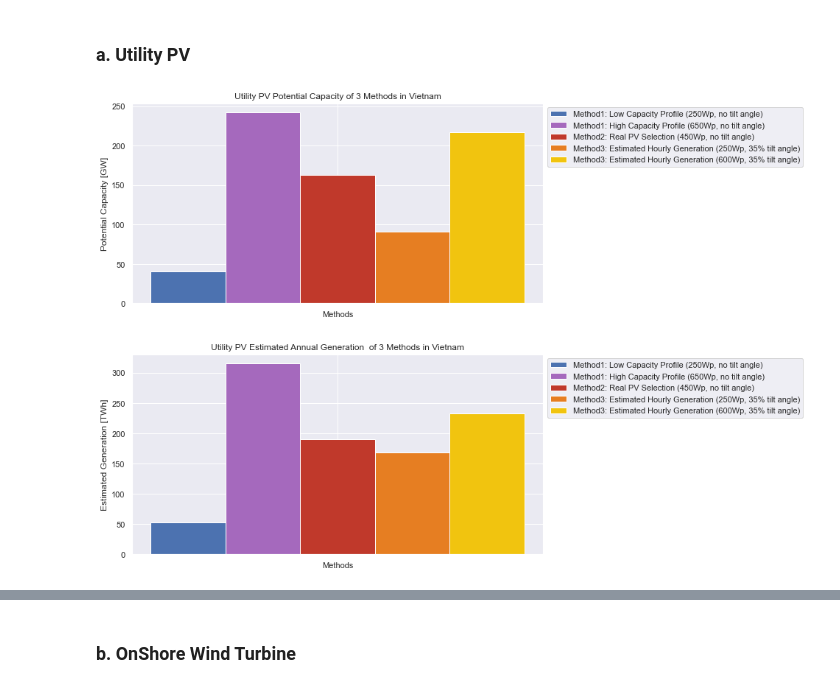
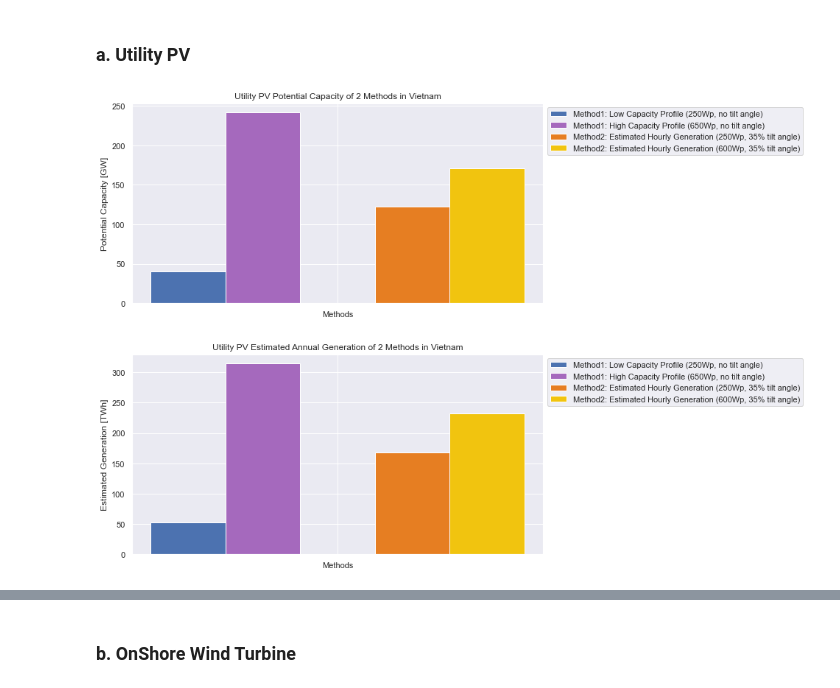
Before and after one commit to agoenergy/Assessment-of-Renewable-Energy-Potentials-based-on-Land-Availability, a Jupyter notebook: 03_capacity_generation_analysis.ipynb, the cells around one changed output, grey strips where cells are left out. Drawn from its saved outputs; the diff is of its cells as text; code cells hidden in the pictures.

```diff
--- a/03_capacity_generation_analysis.ipynb
+++ b/03_capacity_generation_analysis.ipynb
@@ -752,6 +370,0 @@ pv_2_gen_df.to_csv(r'Vietnam/03_output_stage3/03_vn_annual_hourly_pv_generation_
-# %%
-sns.set(rc={'figure.figsize':(50,10)})
-sns.lineplot(x="time", y="hourly_wind_generation[TWh]", data=wind_2_df)
-plt.title('Annual Estimated Hourly Wind Generation in Vietnam (Wind Turbine 5MW)')
-plt.savefig(r'Vietnam/03_output_stage3/03_vn_annual_hourly_wind_generation_wind_turbine_5mw_method2.tiff', dpi=300)
-plt.show()
@@ -760,6 +370,0 @@ plt.show()
-# %%
-sns.set(rc={'figure.figsize':(50,10)})
-sns.lineplot(x="time", y="annual_pv_generation[TWh]", data=pv_2_gen_df)
-plt.title('2020 Annual hourly average pv generation in Vietnam (PV Panel 450W)')
-plt.savefig(r'Vietnam/03_output_stage3/03_vn_annual_hourly_pv_generation_pv_panel_450w_method2.tiff', dpi=300)
-plt.show()
@@ -980,15 +485,11 @@ Efficiency: 17.2 % <br>
 Size: 1650 x 992 x 40 mm<br>
 # %%
 # PV assumption
-# dimension: 2172x1303x35 mm/ 1650x992x40mm
-dim_p6_3 = 2172*1303
-dim_p25_3 = 1650*992
-# rated power 600Wp / 250Wp
-pv_p6_3 = 600
-pv_p25_3 = 250
-# efficiency factor of the PV modules: 21.2 (%) / 17.2 (%)
-pv_ef6_3 = 0.212
-pv_ef25_3 = 0.172
-# total amount of pv that can be installed on available land
-pv_amount6_3 = land_sum*pv_sh / (dim_p6_3/10**12)
-pv_amount25_3 = land_sum*pv_sh / (dim_p25_3/10**12)
+dim_p6_2 = 2172*1303 # dimension: 2172x1303x35 mm/ 1650x992x40mm
+dim_p25_2 = 1650*992
+pv_p6_2 = 600 # rated power 600Wp / 250Wp
+pv_p25_2 = 250
+pv_ef6_2 = 0.212 # efficiency factor of the PV modules: 21.2 (%) / 17.2 (%)
+pv_ef25_2 = 0.172
+pv_amount6_2 = land_sum*pv_sh / (dim_p6_2/10**12) # total amount of pv that can be installed on available land
+pv_amount25_2 = land_sum*pv_sh / (dim_p25_2/10**12)
@@ -1051,26 +541,22 @@ pv_250w_new_df.to_csv(r'Vietnam/03_output_stage3/03_vn_annual_hourly_pv_generati
 # %%
 # Potential Capacity
 method_arr = ['Methods']
 y_pos = np.arange(1)
-#method1_arr = [pv_pc_lc, wt_pc_hc]
-#method2_arr = [pv_pc_lc, pv_pc_hc]
-#method3_arr = [pv_pc_lc, pv_pc_hc]
 bar_width = 0.35
 
 sns.set(rc={'figure.figsize':(10,5)})
 m1_pvlc_rects = plt.bar(y_pos - 0.4, pv_pc_lc, width= 0.2,  color='b', label='Method1: Low Capacity Profile (250Wp, no tilt angle)')
 m1_pvhc_rects = plt.bar(y_pos - 0.2, pv_pc_hc, width=0.2,  color='#A569BD', label='Method1: High Capacity Profile (650Wp, no tilt angle)')
-m2_pv_rects = plt.bar(y_pos, pv_2_cp, width= 0.2,  color='#C0392B', label='Method2: Real PV Selection (450Wp, no tilt angle)')
-m3_pv25_rects = plt.bar(y_pos + 0.2, pv_3_cp25, width=0.2,  color='#E67E22', label='Method3: Estimated Hourly Generation (250Wp, 35% tilt angle)')
-m3_pv6_rects = plt.bar(y_pos + 0.4, pv_3_cp6, width=0.2,  color='#F1C40F', label='Method3: Estimated Hourly Generation (600Wp, 35% tilt angle)')
+m2_pv25_rects = plt.bar(y_pos + 0.2, pv_2_cp25, width=0.2,  color='#E67E22', label='Method2: Estimated Hourly Generation (250Wp, 35% tilt angle)')
+m2_pv6_rects = plt.bar(y_pos + 0.4, pv_2_cp6, width=0.2,  color='#F1C40F', label='Method2: Estimated Hourly Generation (600Wp, 35% tilt angle)')
 plt.xticks(y_pos, method_arr)
 plt.ylabel('Potential Capacity [GW]')
-plt.title('Utility PV Potential Capacity of 3 Methods in Vietnam')
+plt.title('Utility PV Potential Capacity of 2 Methods in Vietnam')
 plt.legend(loc='upper left', bbox_to_anchor=(1, 1))
 plt.savefig(r'Vietnam/03_output_stage3/03_pv_potential_capacity_comparison.tiff',bbox_inches='tight', dpi=300)
 plt.show()
 # %% [output]
-[figure, old version]
+[figure, new version]
 # %%
 # Annual Generation
 method_arr = ['Methods']
@@ -1083,17 +569,16 @@ bar_width = 0.35
 sns.set(rc={'figure.figsize':(10,5)})
 m1_pvlc_rects = plt.bar(y_pos - 0.4, pv_ag_lc, width= 0.2,  color='b', label='Method1: Low Capacity Profile (250Wp, no tilt angle)')
 m1_pvhc_rects = plt.bar(y_pos - 0.2, pv_ag_hc, width=0.2,  color='#A569BD', label='Method1: High Capacity Profile (650Wp, no tilt angle)')
-m2_pv_rects = plt.bar(y_pos, pv_2_sum, width= 0.2,  color='#C0392B', label='Method2: Real PV Selection (450Wp, no tilt angle)')
-m3_pv25_rects = plt.bar(y_pos + 0.2, pv_3_sum25, width=0.2,  color='#E67E22', label='Method3: Estimated Hourly Generation (250Wp, 35% tilt angle)')
-m3_pv6_rects = plt.bar(y_pos + 0.4, pv_3_sum6, width=0.2,  color='#F1C40F', label='Method3: Estimated Hourly Generation (600Wp, 35% tilt angle)')
+m2_pv25_rects = plt.bar(y_pos + 0.2, pv_2_sum25, width=0.2,  color='#E67E22', label='Method2: Estimated Hourly Generation (250Wp, 35% tilt angle)')
+m2_pv6_rects = plt.bar(y_pos + 0.4, pv_2_sum6, width=0.2,  color='#F1C40F', label='Method2: Estimated Hourly Generation (600Wp, 35% tilt angle)')
 plt.xticks(y_pos, method_arr)
 plt.ylabel('Estimated Generation [TWh]')
-plt.title('Utility PV Estimated Annual Generation  of 3 Methods in Vietnam')
+plt.title('Utility PV Estimated Annual Generation of 2 Methods in Vietnam')
 plt.legend(loc='upper left', bbox_to_anchor=(1, 1))
 plt.savefig(r'Vietnam/03_output_stage3/03_pv_annual_generation_comparison.tiff',bbox_inches='tight', dpi=300)
 plt.show()
 # %% [output]
-[figure, old version]
+[figure, new version]
 # %%
 # Capacity Factor
 method_arr = ['Methods']
```
Also changed, not shown: parts of 66 cells of this notebook, 5 other files.
